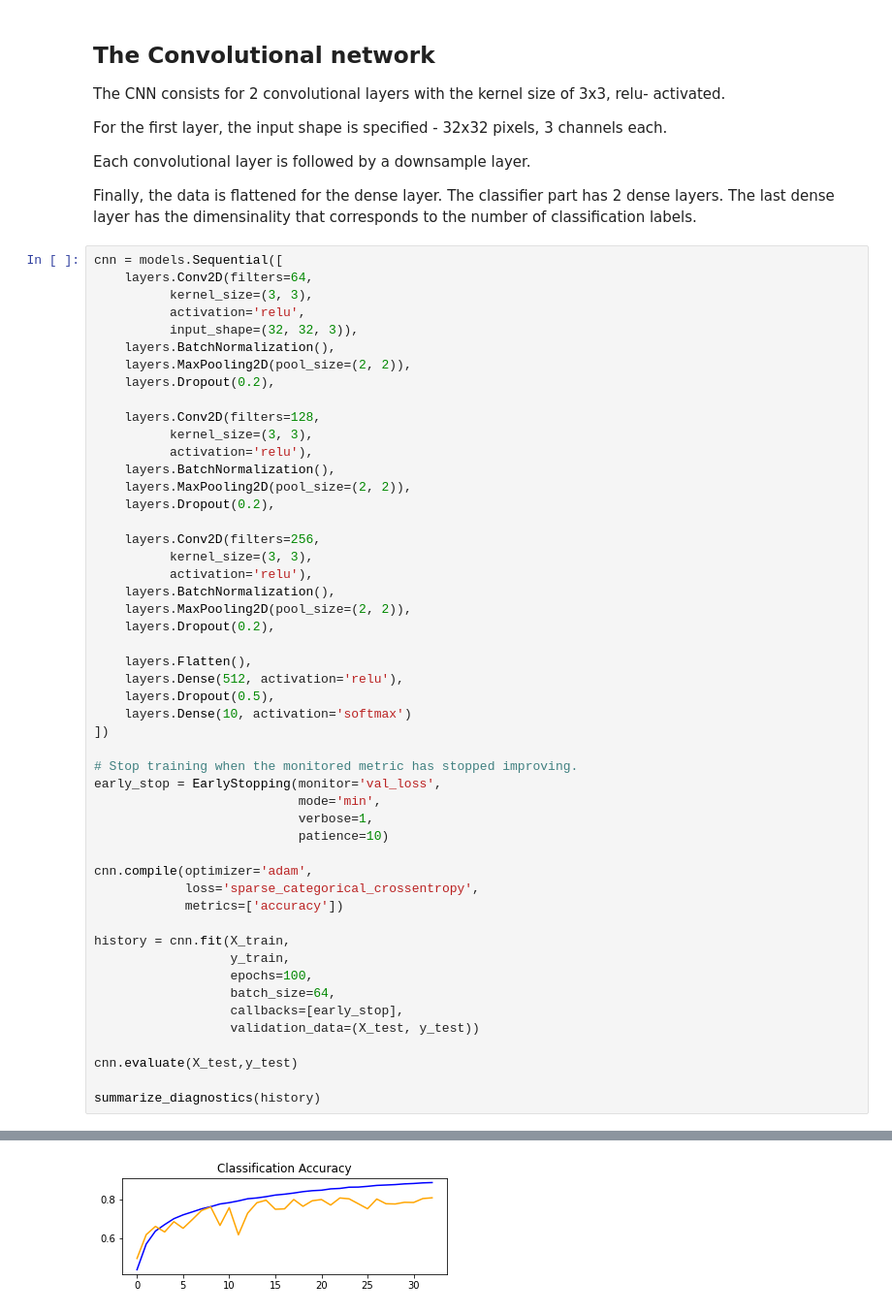
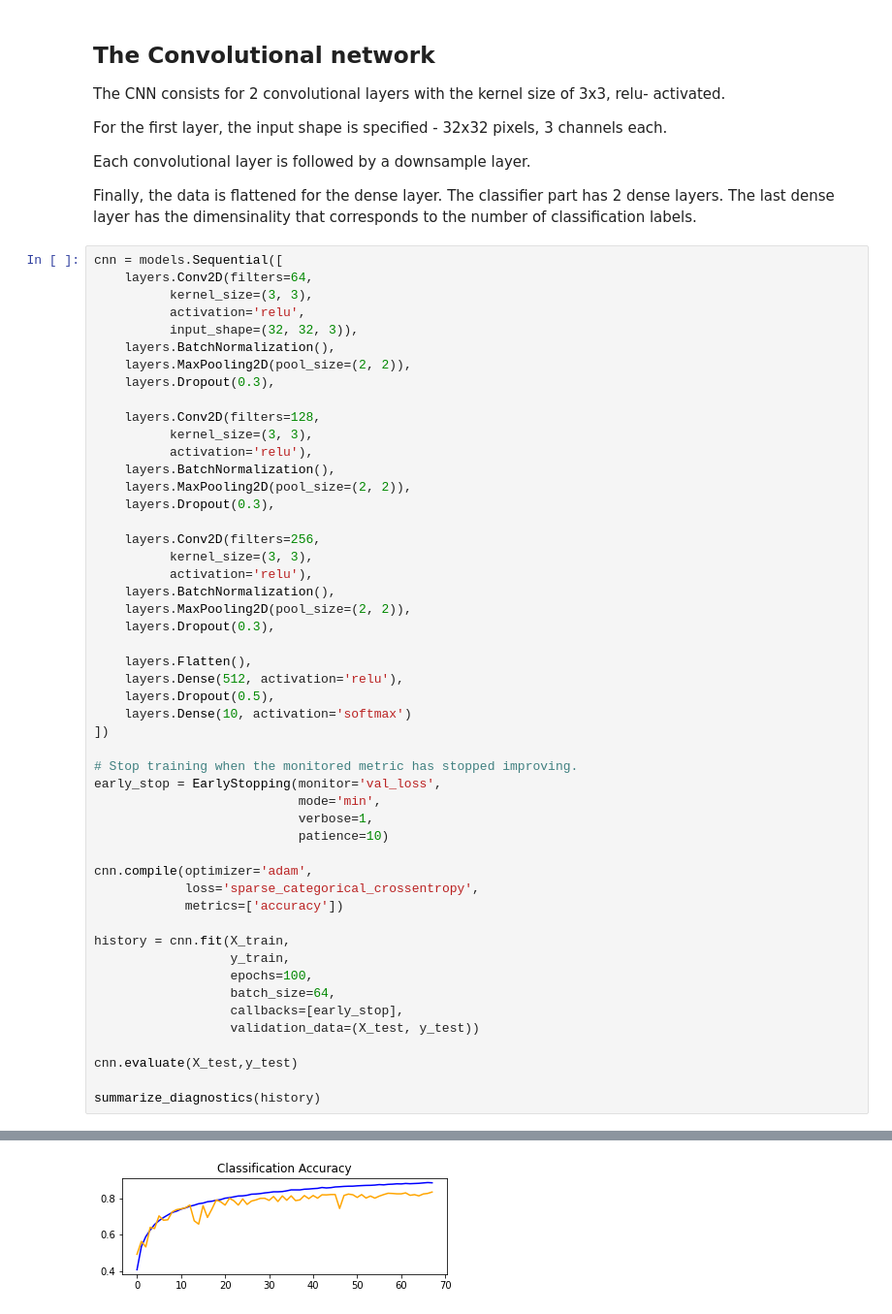
Before and after one commit to alexrayu/vfu, a Jupyter notebook: applied data science/CNN Image Classifier/CNN Image Classifier.ipynb, the cells around one changed output, grey strips where cells are left out. Shown at 97% size. Drawn from its saved outputs; the diff is of its cells as text.

```diff
--- a/applied data science/CNN Image Classifier/CNN Image Classifier.ipynb
+++ b/applied data science/CNN Image Classifier/CNN Image Classifier.ipynb
@@ -108,21 +108,21 @@ cnn = models.Sequential([
           input_shape=(32, 32, 3)),
     layers.BatchNormalization(),
     layers.MaxPooling2D(pool_size=(2, 2)),
-    layers.Dropout(0.2),
+    layers.Dropout(0.3),
 
     layers.Conv2D(filters=128,
           kernel_size=(3, 3),
           activation='relu'),
     layers.BatchNormalization(),
     layers.MaxPooling2D(pool_size=(2, 2)),
-    layers.Dropout(0.2),
+    layers.Dropout(0.3),
 
     layers.Conv2D(filters=256,
           kernel_size=(3, 3),
           activation='relu'),
     layers.BatchNormalization(),
     layers.MaxPooling2D(pool_size=(2, 2)),
-    layers.Dropout(0.2),
+    layers.Dropout(0.3),
 
     layers.Flatten(),
     layers.Dense(512, activation='relu'),
@@ -171,4 +171,4 @@ Epoch 00033: early stopping
-[figure, old version]
+[figure, new version]
 # %% [markdown]
 ## Results analysis
 
```
Also changed, not shown: parts of 3 cells of this notebook.
